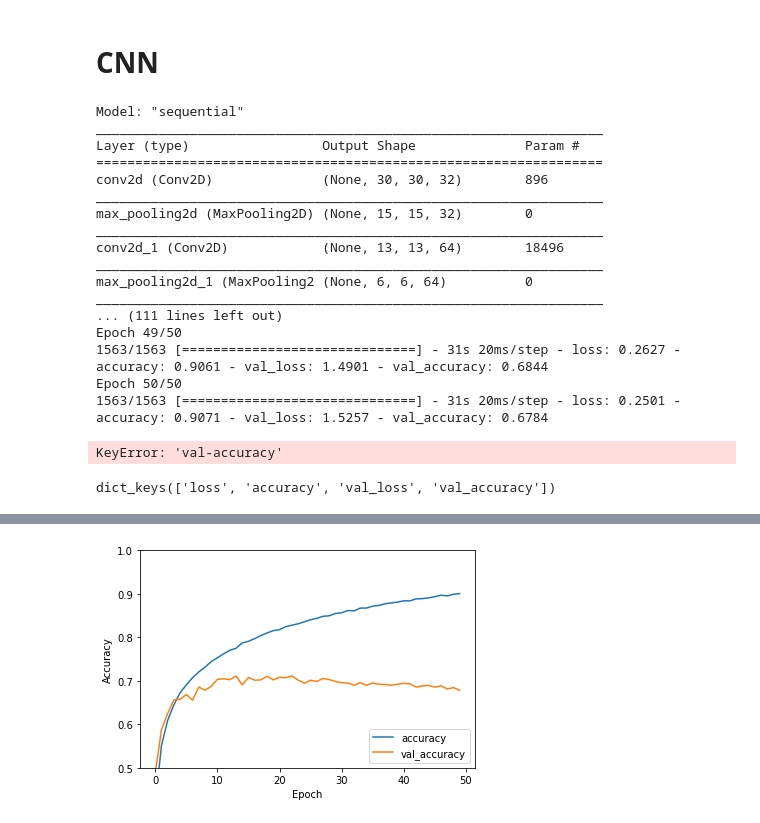
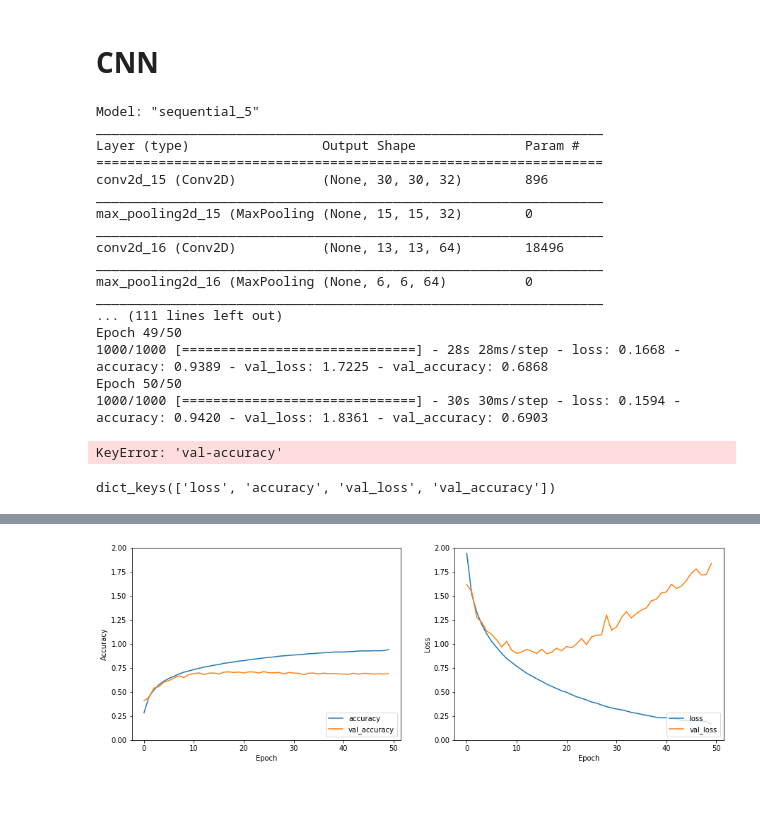
Before and after one commit to sandani98/EN2550_Ass_4, a Jupyter notebook: part-IV.ipynb, the cells around one changed output, grey strips where cells are left out. Cells and saved outputs as stored; diff of their text form; code cells hidden in the pictures; blank space fills up the shorter version.

Commit message:
coded CNN with SGD  with momentum with batch size of 50

```diff
--- a/part-IV.ipynb
+++ b/part-IV.ipynb
@@ -13,7 +13,7 @@ import matplotlib.pyplot as plt
 train_images,test_images = train_images/255.0,test_images/255.0
 class_names = ['airplane','automobile','bird','cat','deer','dog','frog','horse','ship','truck']
 
-
+#create the network
 model = keras.models.Sequential()
 model.add(layers.Conv2D(32,(3,3),activation='relu',input_shape = (32,32,3)))
 model.add(layers.MaxPooling2D((2,2)))
@@ -28,12 +28,18 @@ model.add(layers.Dense(10))
 
 print(model.summary())
 
-model.compile(optimizer = 'adam',
-    loss = tf.keras.losses.SparseCategoricalCrossentropy(from_logits = True),
+# Optimizer
+opt = tf.keras.optimizers.SGD(
+    learning_rate=0.01, momentum=0.75, nesterov=False, name="SGD") #learning rate and momentum
+
+
+model.compile(optimizer = opt,
+    loss = tf.keras.losses.SparseCategoricalCrossentropy(from_logits = True),   #categorical cross entropy
     metrics = ['accuracy']
 )
 
-history = model.fit(train_images,train_labels,epochs = 50,validation_data=(test_images,test_labels))  #25 epochs would be better
+history = model.fit(train_images,train_labels,batch_size = 50,epochs = 50,validation_data=(test_images,test_labels))  #25 epochs
+
 plt.plot(history.history['accuracy'],label='accuracy')
 plt.plot(history.history['val-accuracy'],label='val_accuracy')
 plt.xlabel('Epoch')
@@ -45,22 +51,22 @@ plt.legend(loc='lower right')
 test_loss,test_acc = model.evaluate(test_images,test_labels,verbose=2)
 print('\nTest accuracy: ',test_acc)
 # %% [output]
-Model: "sequential"
+Model: "sequential_5"
 _________________________________________________________________
 Layer (type)                 Output Shape              Param #
 =================================================================
-conv2d (Conv2D)              (None, 30, 30, 32)        896
+conv2d_15 (Conv2D)           (None, 30, 30, 32)        896
 _________________________________________________________________
-max_pooling2d (MaxPooling2D) (None, 15, 15, 32)        0
+max_pooling2d_15 (MaxPooling (None, 15, 15, 32)        0
 _________________________________________________________________
-conv2d_1 (Conv2D)            (None, 13, 13, 64)        18496
+conv2d_16 (Conv2D)           (None, 13, 13, 64)        18496
 _________________________________________________________________
-max_pooling2d_1 (MaxPooling2 (None, 6, 6, 64)          0
+max_pooling2d_16 (MaxPooling (None, 6, 6, 64)          0
 _________________________________________________________________
 ... (111 lines left out)
 Epoch 49/50
-1563/1563 [==============================] - 31s 20ms/step - loss: 0.2627 - accuracy: 0.9061 - val_loss: 1.4901 - val_accuracy: 0.6844
+1000/1000 [==============================] - 28s 28ms/step - loss: 0.1668 - accuracy: 0.9389 - val_loss: 1.7225 - val_accuracy: 0.6868
 Epoch 50/50
-1563/1563 [==============================] - 31s 20ms/step - loss: 0.2501 - accuracy: 0.9071 - val_loss: 1.5257 - val_accuracy: 0.6784
+1000/1000 [==============================] - 30s 30ms/step - loss: 0.1594 - accuracy: 0.9420 - val_loss: 1.8361 - val_accuracy: 0.6903
 KeyError: 'val-accuracy'
 # %%
@@ -68,12 +74,21 @@ print(history.history.keys())
 # %% [output]
 dict_keys(['loss', 'accuracy', 'val_loss', 'val_accuracy'])
 # %%
-plt.plot(history.history['accuracy'],label='accuracy')
-plt.plot(history.history['val_accuracy'],label='val_accuracy')
-plt.xlabel('Epoch')
-plt.ylabel('Accuracy')
-plt.ylim([0.5,1])
-plt.legend(loc='lower right')
+fig,ax = plt.subplots(1,2,figsize=(15,5))
+ax[0].plot(history.history['accuracy'],label='accuracy')
+ax[0].plot(history.history['val_accuracy'],label='val_accuracy')
+ax[0].set_xlabel('Epoch')
+ax[0].set_ylabel('Accuracy')
+ax[0].set_ylim([0,2])
+ax[0].legend(loc='lower right')
+
+ax[1].plot(history.history['loss'],label='loss')
+ax[1].plot(history.history['val_loss'],label='val_loss')
+ax[1].set_xlabel('Epoch')
+ax[1].set_ylabel('Loss')
+ax[1].set_ylim([0,2])
+ax[1].legend(loc='lower right')
+
 
 
 test_loss,test_acc = model.evaluate(test_images,test_labels,verbose=2)
@@ -85 +100 @@ Test accuracy:  0.6783999800682068
-[figure, old version]
+[figure, new version]
```
Also changed, not shown: parts of 2 cells of this notebook.
